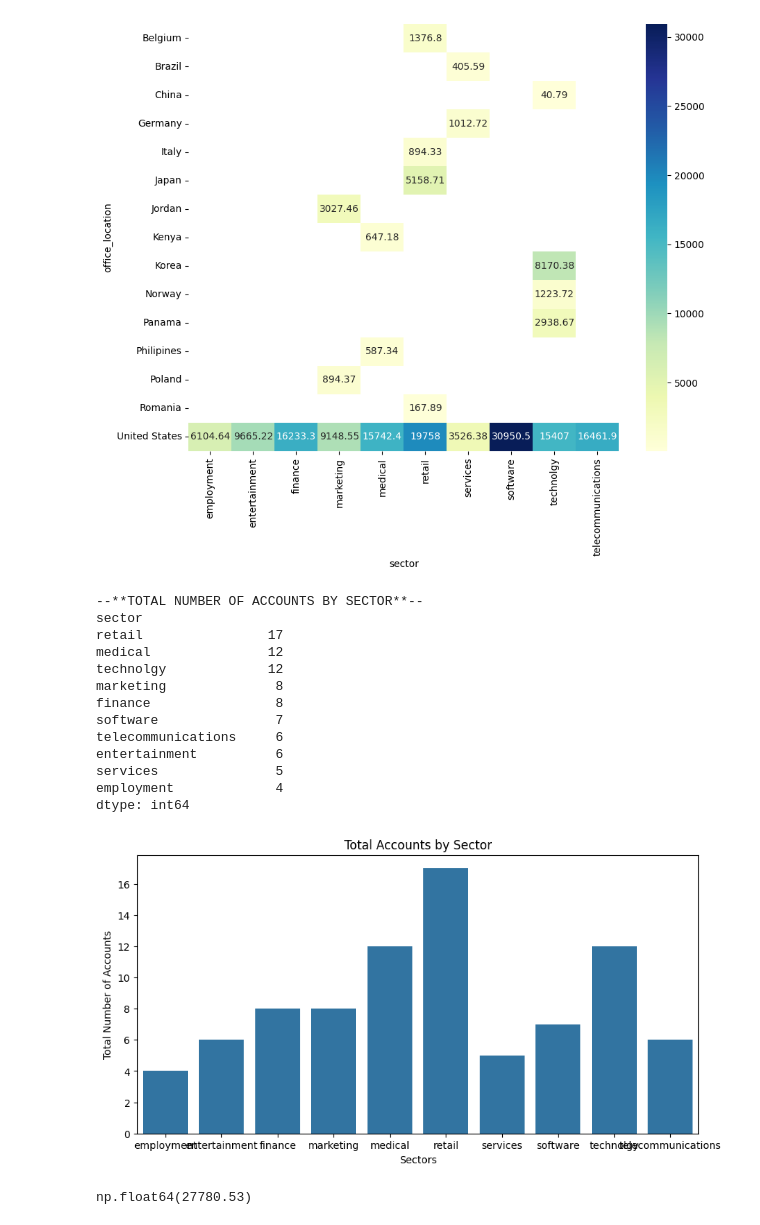
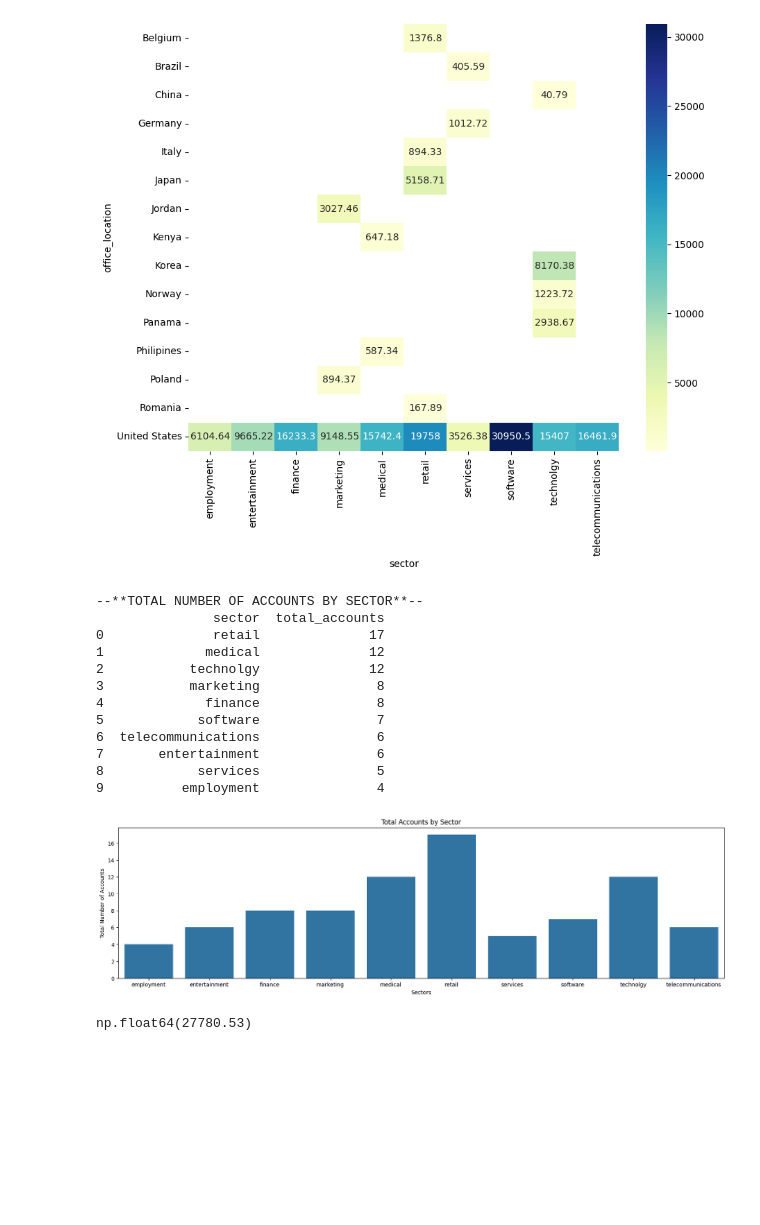
Before and after one commit to SuyogPatgave/Python_Codes-Projects, a Jupyter notebook: CRM_Project.ipynb, the cells around one changed output. Drawn from its saved outputs; the diff is of its cells as text; code cells hidden in the pictures; blank space fills up the shorter version.

```diff
--- a/CRM_Project.ipynb
+++ b/CRM_Project.ipynb
@@ -683,28 +669,27 @@ sns.heatmap(loc_sec_rev.pivot_table(index='office_location', columns='sector', v
 [figure]
 # %%
 #1.1 Total accounts by sectors
-acc_by_sec = acc.groupby('sector').size().sort_values(ascending=False)
+acc_by_sec = acc.groupby('sector').size().sort_values(ascending=False).reset_index(name='total_accounts')
 #print(acc['account'].value_counts())
-print(f"--**TOTAL NUMBER OF ACCOUNTS BY SECTOR**--\n{acc_by_sec}")
-plt.figure(figsize=(10,5))
-sns.barplot(x=acc_by_sec.index, y=acc_by_sec.values)
+print(f"\n\n\n--**TOTAL NUMBER OF ACCOUNTS BY SECTOR**--\n{acc_by_sec}\n\n")
+plt.figure(figsize=(20,5))
+sns.barplot(x="sector", y="total_accounts", data=acc_by_sec)
 plt.title('Total Accounts by Sector')
 plt.xlabel('Sectors')
 plt.ylabel('Total Number of Accounts')
 plt.show()
 # %% [output]
 --**TOTAL NUMBER OF ACCOUNTS BY SECTOR**--
-sector
-retail                17
-medical               12
-technolgy             12
-marketing              8
-finance                8
-software               7
-telecommunications     6
-entertainment          6
-services               5
-employment             4
-dtype: int64
+               sector  total_accounts
+0              retail              17
+1             medical              12
+2           technolgy              12
+3           marketing               8
+4             finance               8
+5            software               7
+6  telecommunications               6
+7       entertainment               6
+8            services               5
+9          employment               4
-[figure, old version]
+[figure, new version]
 # %%
```
Also changed, not shown: parts of 20 cells of this notebook.
